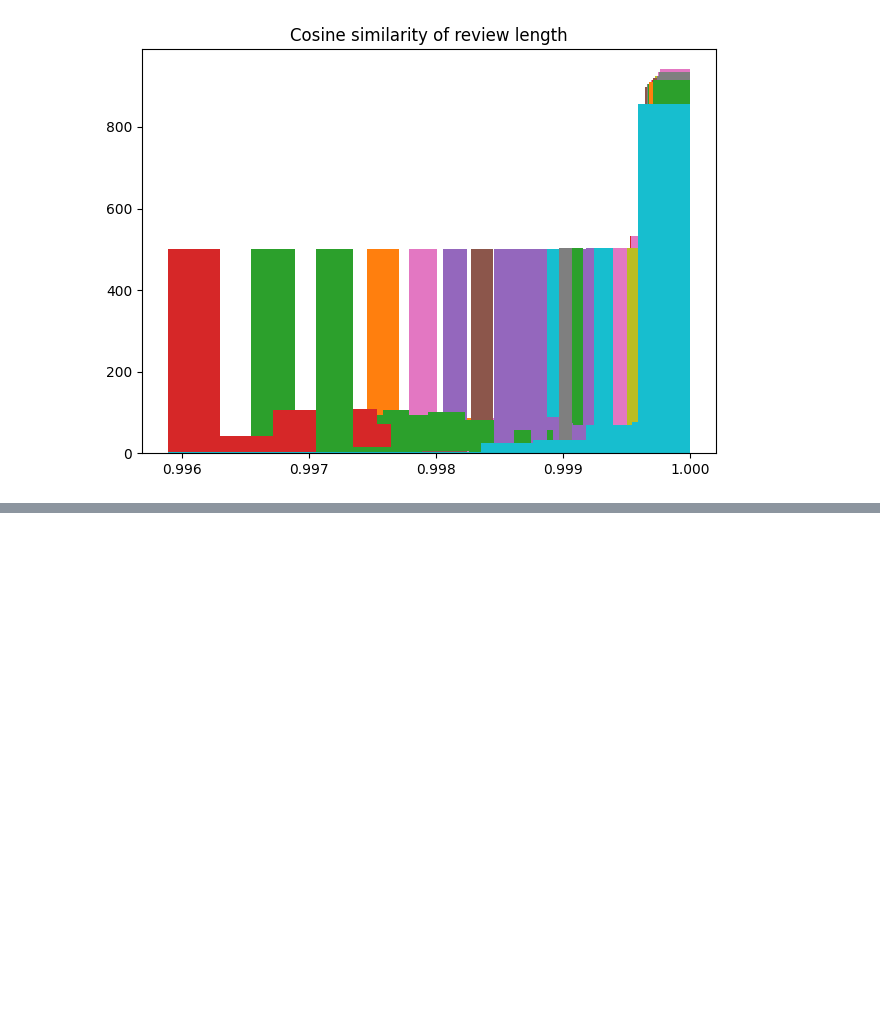
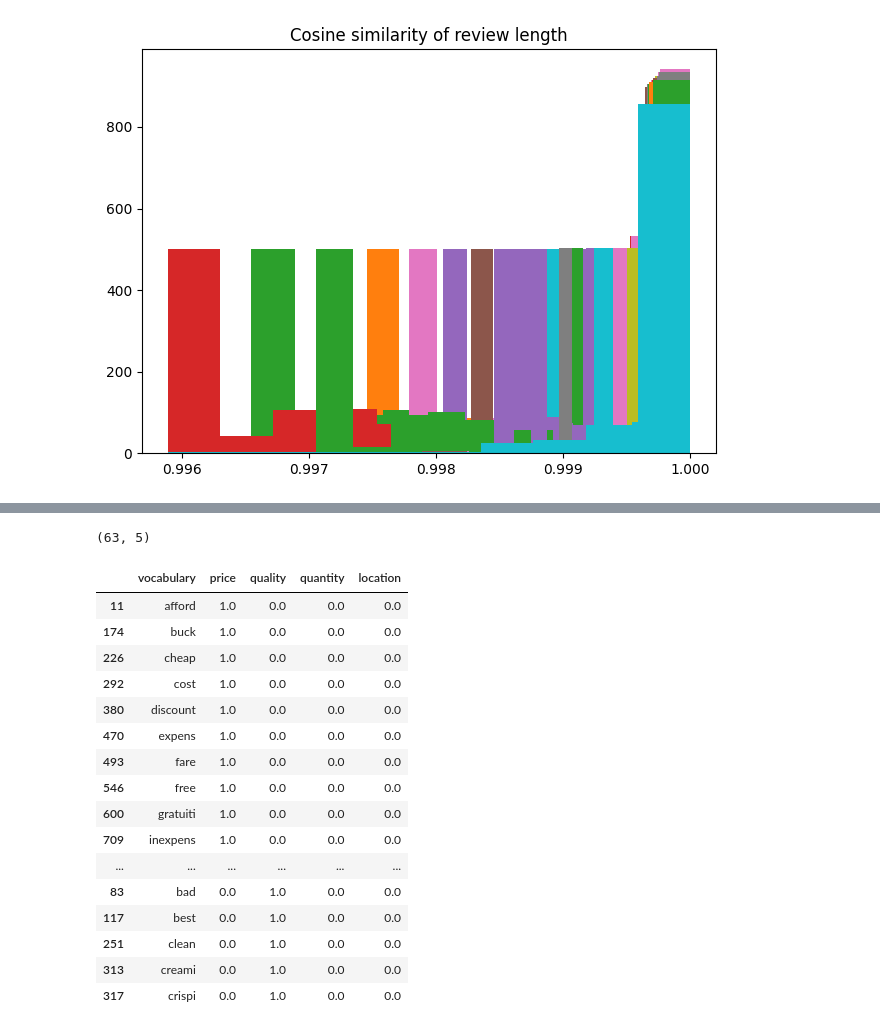
Before and after one commit to Kirollos-Hanna/NLP_Sentiment_Analysis_Project, a Jupyter notebook: RestaurantReviewSentimentAnalysis.ipynb, the cells around one changed output, grey strips where cells are left out. Cells and saved outputs as stored; diff of their text form; code cells hidden in the pictures; blank space fills up the shorter version.

```diff
--- a/RestaurantReviewSentimentAnalysis.ipynb
+++ b/RestaurantReviewSentimentAnalysis.ipynb
@@ -180,0 +184,5 @@ fig.tight_layout()
+# %%
+df_script = pd.read_excel("for_script.xlsx")
+df_script = df_script.fillna(0)
+
+df_script.head()
@@ -180,0 +196,28 @@ fig.tight_layout()
+# %%
+df_price = df_script[df_script["price"] == 1]
+df_quality = df_script[df_script["quality"] == 1]
+df_quantity = df_script[df_script["quantity"] == 1]
+df_location = df_script[df_script["location"] == 1]
+
+df_keywords = pd.concat([df_price,df_quality,df_quantity,df_location])
+print(df_keywords.shape)
+df_keywords.head(20)
+# %% [output]
+(63, 5)
+|  | vocabulary | price | quality | quantity | location |
+| 11 | afford | 1.0 | 0.0 | 0.0 | 0.0 |
+| 174 | buck | 1.0 | 0.0 | 0.0 | 0.0 |
+| 226 | cheap | 1.0 | 0.0 | 0.0 | 0.0 |
+| 292 | cost | 1.0 | 0.0 | 0.0 | 0.0 |
+| 380 | discount | 1.0 | 0.0 | 0.0 | 0.0 |
+| 470 | expens | 1.0 | 0.0 | 0.0 | 0.0 |
+| 493 | fare | 1.0 | 0.0 | 0.0 | 0.0 |
+| 546 | free | 1.0 | 0.0 | 0.0 | 0.0 |
+| 600 | gratuiti | 1.0 | 0.0 | 0.0 | 0.0 |
+| 709 | inexpens | 1.0 | 0.0 | 0.0 | 0.0 |
+| ... | ... | ... | ... | ... | ... |
+| 83 | bad | 0.0 | 1.0 | 0.0 | 0.0 |
+| 117 | best | 0.0 | 1.0 | 0.0 | 0.0 |
+| 251 | clean | 0.0 | 1.0 | 0.0 | 0.0 |
+| 313 | creami | 0.0 | 1.0 | 0.0 | 0.0 |
+| 317 | crispi | 0.0 | 1.0 | 0.0 | 0.0 |
```
Also changed, not shown: parts of 49 cells of this notebook, 1 other file.
